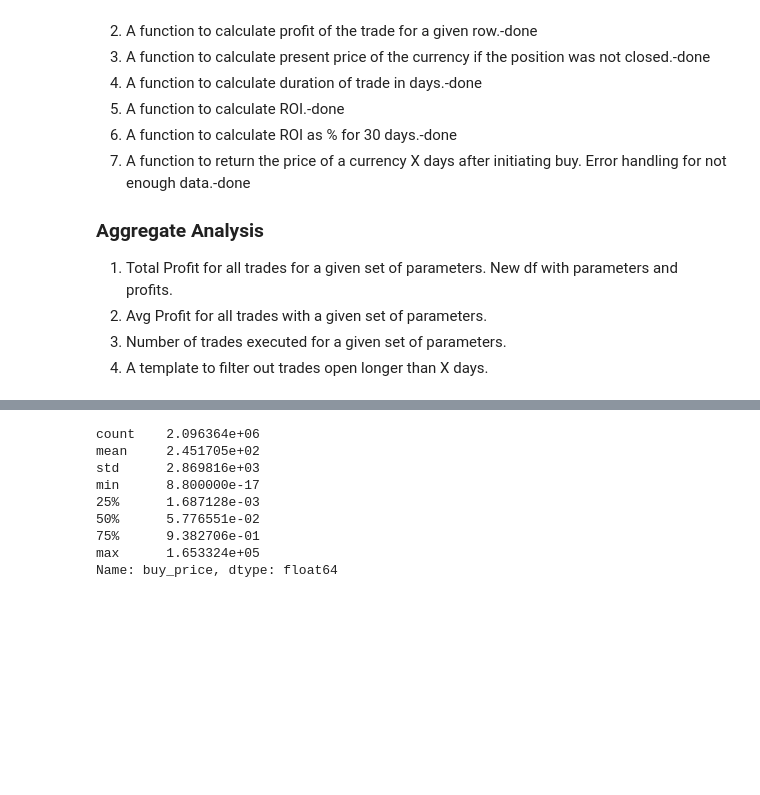
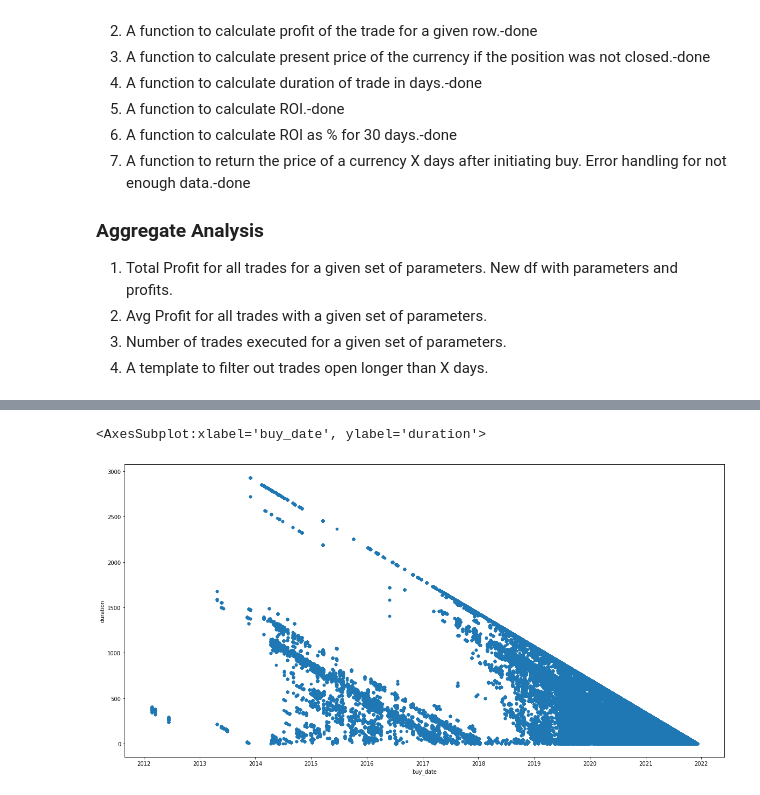
Before and after one commit to justinbarak/crypto-vol-scanner, a Jupyter notebook: crypto_vol_scanner/backtrader_results_analysis.ipynb, the cells around one changed output, grey strips where cells are left out. Drawn from its saved outputs; the diff is of its cells as text; code cells hidden in the pictures; blank space fills up the shorter version.

```diff
--- a/crypto_vol_scanner/backtrader_results_analysis.ipynb
+++ b/crypto_vol_scanner/backtrader_results_analysis.ipynb
@@ -60,7 +65,9 @@ dtype: object
 </ol>
 # %%
 def apply_functions(raw_df: pd.DataFrame) -> pd.DataFrame:
-    df = type_raw_dataframe(raw_df)
+    df = deepcopy(raw_df)
+    # data now pre-typed
+    # df = type_raw_dataframe(raw_df)
     df['sale_price']=df.apply(fill_in_open_positions, axis=1)
     df['profit'] = df.apply(calculate_profit, axis=1)
     MaxDate = max_date(df)
@@ -78,8 +85,8 @@ def type_raw_dataframe(df: pd.DataFrame) -> pd.DataFrame:
         )
     return_df = df.astype(
         {
-            # 'buy_date': np.datetime64,
-            # 'sell_date': np.datetime64,
+            'buy_date': 'datetime64',
+            'sell_date': 'datetime64',
             'buy_price': 'float64',
             'sale_price': 'float64',
             'currency_id': 'str',
@@ -92,8 +99,8 @@ def type_raw_dataframe(df: pd.DataFrame) -> pd.DataFrame:
 
         }, copy=True
     )
-    return_df['buy_date'] = pd.to_datetime(return_df['buy_date'], infer_datetime_format=True)
-    return_df['sell_date'] = pd.to_datetime(return_df['sell_date'], infer_datetime_format=True)
+    # return_df['buy_date'] = pd.to_datetime(return_df['buy_date'], infer_datetime_format=True)
+    # return_df['sell_date'] = pd.to_datetime(return_df['sell_date'], infer_datetime_format=True)
     return return_df
 
 def calculate_profit(row: pd.DataFrame) -> float:
@@ -136,6 +143,9 @@ def calculate_ROI(df: pd.DataFrame) -> float:
 
 def calculate_monthly_ROI(df: pd.DataFrame) -> float:
     # only run after calculating ROI
-    months_held = df['duration']/30
+    months_held = float(df['duration']/30)
+    # catch divide by zero, return absurdly high ROI to filter out later
+    if months_held < 0.01:
+        return 1000
     monthly_ROI = ((df['ROI']+1) ** (1/months_held) - 1) * 100
     return monthly_ROI
@@ -144 +152,5 @@ typed_df = apply_functions(main_df)
+# %%
+updated_df = apply_functions(main_df)
+# 4.5k currencies took 46 minutes to run
+# all currencies took 1.5 hours to run
 # %%
@@ -211,14 +214,11 @@ dtype: object
+# %%
+# updated_df[(updated_df['monthly_ROI']==np.Infinity) & (updated_df['duration']<5)].groupby(['duration','buy_volume_multiple'])['monthly_ROI'].count()
+filtered_df = updated_df[(updated_df['monthly_ROI']==np.Infinity)] #  & (updated_df['duration']<30)]
+# filtered_df['monthly_ROI']=
+# updated_df.plot(x='buy_price', y='sale_price', c='sell_price_multiple', colormap='viridis', kind='scatter', figsize=(20,10), logx=True, logy=True)
+updated_df.plot(x='buy_date', y='duration', kind='scatter', figsize=(20,10))
+# %% [output]
+<AxesSubplot:xlabel='buy_date', ylabel='duration'>
+[figure, added]
 # %%
 buy_prices = main_df[main_df['buy_price'] > 0]
-# %%
-buy_prices['buy_price'].describe()
-# %% [output]
-count    2.096364e+06
-mean     2.451705e+02
-std      2.869816e+03
-min      8.800000e-17
-25%      1.687128e-03
-50%      5.776551e-02
-75%      9.382706e-01
-max      1.653324e+05
-Name: buy_price, dtype: float64
```
Also changed, not shown: parts of 23 cells of this notebook, 6 other files.
